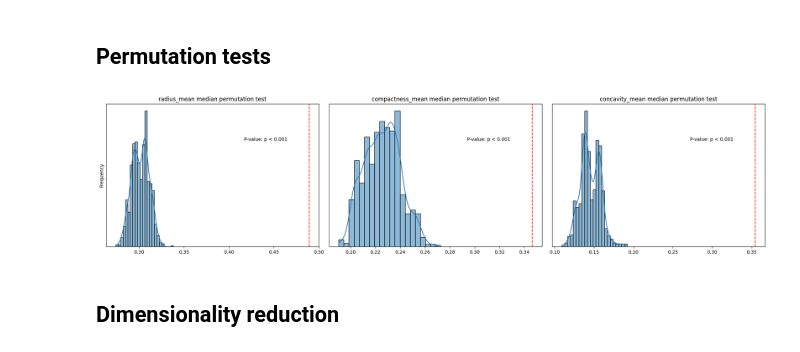
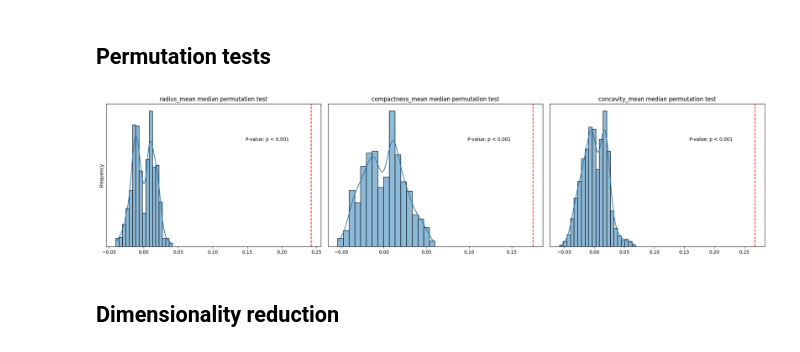
Before and after one commit to kamilrybacki/MLToolsExercises, a Jupyter notebook: content/wisconsin.ipynb, the cells around one changed output. Drawn from its saved outputs; the diff is of its cells as text; code cells hidden in the pictures.

```diff
--- a/content/wisconsin.ipynb
+++ b/content/wisconsin.ipynb
@@ -319,47 +327,50 @@ Index(['texture_mean', 'smoothness_mean', 'symmetry_mean',
 # %%
 number_of_permutations = 1000
 columns_without_diagnosis = wisconsin_breast_cancer_data.columns.drop('malignant')
 
-malignant_observations = wisconsin_breast_cancer_data.query('malignant == 1')
-observed_medians = malignant_observations[columns_without_diagnosis].median()
-number_of_observations_to_sample = malignant_observations.shape[0]
+observed_malignant_medians = wisconsin_breast_cancer_data.query('malignant == 1')[columns_without_diagnosis].median()
+observed_benign_medians = wisconsin_breast_cancer_data.query('malignant == 0')[columns_without_diagnosis].median()
+number_of_observations_to_sample = wisconsin_breast_cancer_data.query('malignant == 1').shape[0]
 
-calculated_medians = {
+# Calculate the observed medians
+observed_medians_differences = observed_malignant_medians - observed_benign_medians
+
+calculated_median_differences = {
     f'{column}_median': []
     for column in columns_without_diagnosis
 }
 for _ in range(number_of_permutations):
-    permutation_medians = wisconsin_breast_cancer_data[columns_without_diagnosis]\
-        .sample(n=number_of_observations_to_sample, replace=False)\
-        .median()\
-        .items()
-    for column, median in permutation_medians:
-        calculated_medians[f'{column}_median'].append(median)
+    pseudo_malignant_samples = wisconsin_breast_cancer_data.sample(
+        n=number_of_observations_to_sample, replace=False
+    )
+    pseudo_benign_samples = wisconsin_breast_cancer_data.drop(pseudo_malignant_samples.index)
+    permutation_medians = pseudo_malignant_samples[columns_without_diagnosis].median() - pseudo_benign_samples[columns_without_diagnosis].median()
+    for column in columns_without_diagnosis:
+        calculated_median_differences[f'{column}_median'].append(permutation_medians[column])
 
 # Plot the observed medians and the calculated medians
-
 fig, axes = plt.subplots(1, len(columns_without_diagnosis), figsize=(20, 5))
 for i, column in enumerate(columns_without_diagnosis):
-    sns.histplot(calculated_medians[f'{column}_median'], kde=True, ax=axes[i])
-    axes[i].axvline(observed_medians[column], color='red', linestyle='--')
+    sns.histplot(calculated_median_differences[f'{column}_median'], kde=True, ax=axes[i])
+    axes[i].axvline(observed_medians_differences[column], color='red', linestyle='--')
     axes[i].set_title(f'{column} median permutation test')
     axes[i].set_xlabel('')
     axes[i].set_ylabel('')
     axes[i].set_yticks([])
     p_value = (
-        np.sum(calculated_medians[f'{column}_median'] >= observed_medians[column])
+        np.sum(calculated_median_differences[f'{column}_median'] >= observed_medians_differences[column])
     ) / number_of_permutations
     axes[i].text(
         0.75, 0.75,
         f'P-value: {p_value:.4f}' if p_value >= 0.001 else 'P-value: p < 0.001',
         horizontalalignment='center',
         verticalalignment='center',
         transform=axes[i].transAxes
     )
 axes[0].set_ylabel('Frequency')
 fig.tight_layout()
 # %% [output]
-[figure, old version]
+[figure, new version]
 # %% [markdown]
 ## Dimensionality reduction
 # %%
```
Also changed, not shown: parts of 2 cells of this notebook.
